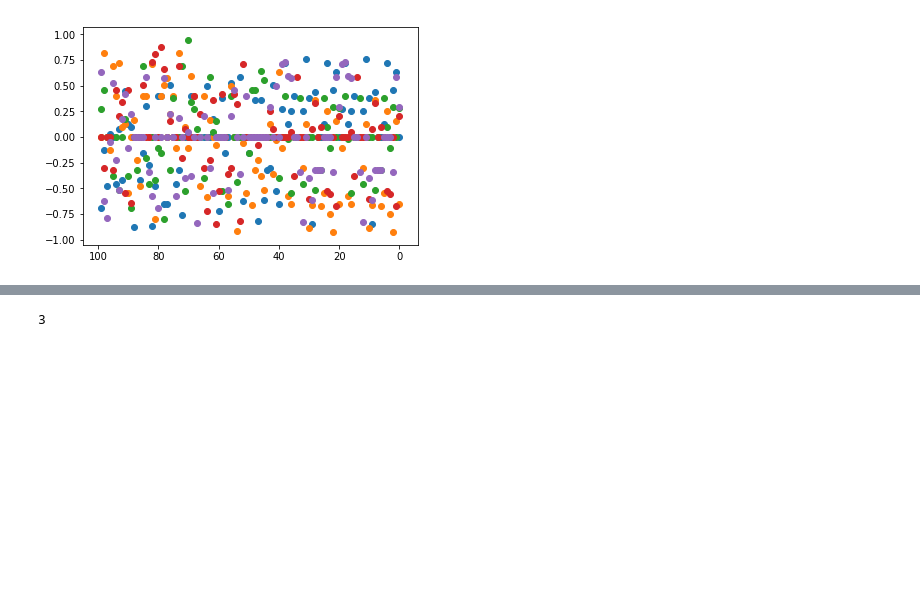
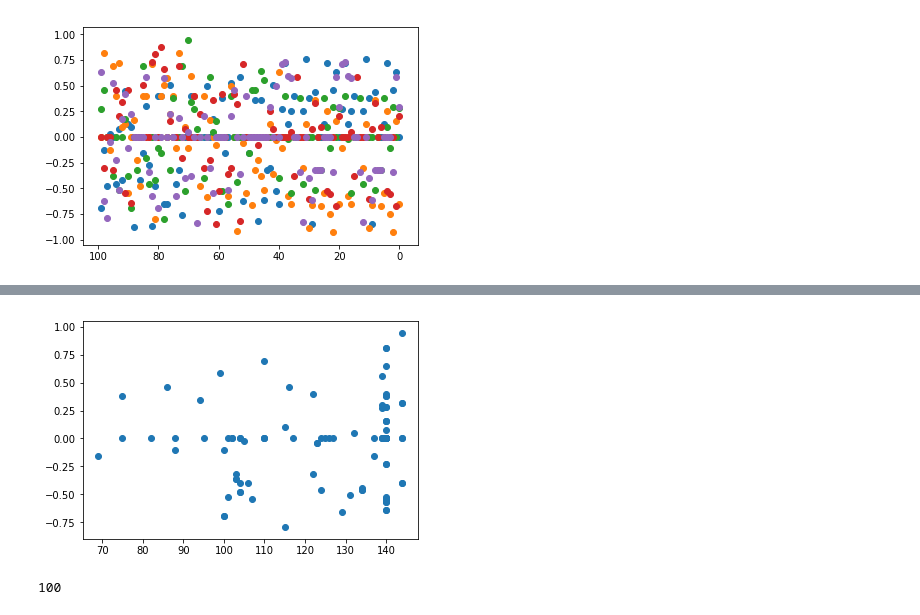
Before and after one commit to txstu09/News-Mood, a Jupyter notebook: News-Mood.ipynb, the cells around one changed output, grey strips where cells are left out. Cells and saved outputs as stored; diff of their text form; code cells hidden in the pictures; blank space fills up the shorter version.

```diff
--- a/News-Mood.ipynb
+++ b/News-Mood.ipynb
@@ -134,4 +146,16 @@ dict_items([('time', 'Mon Nov 27 07:08:04 +0000 2017'), ('score', -0.4588)])
+# %%
+score_list = []
+time_list = []
+cnn = news_scores['@FoxNews']
+
+for x in range(len(cnn)):
+    score_list.append(cnn[x]['score'])
+    time_list.append(cnn[x]['textlength'])
+plt.scatter(time_list, score_list)
+plt.show()
+# %% [output]
+[figure, added]
 # %%
-len(news_scores)
+len(news_scores['@CNN'])
 # %% [output]
-3
+100
```
Also changed, not shown: parts of 11 cells of this notebook.
